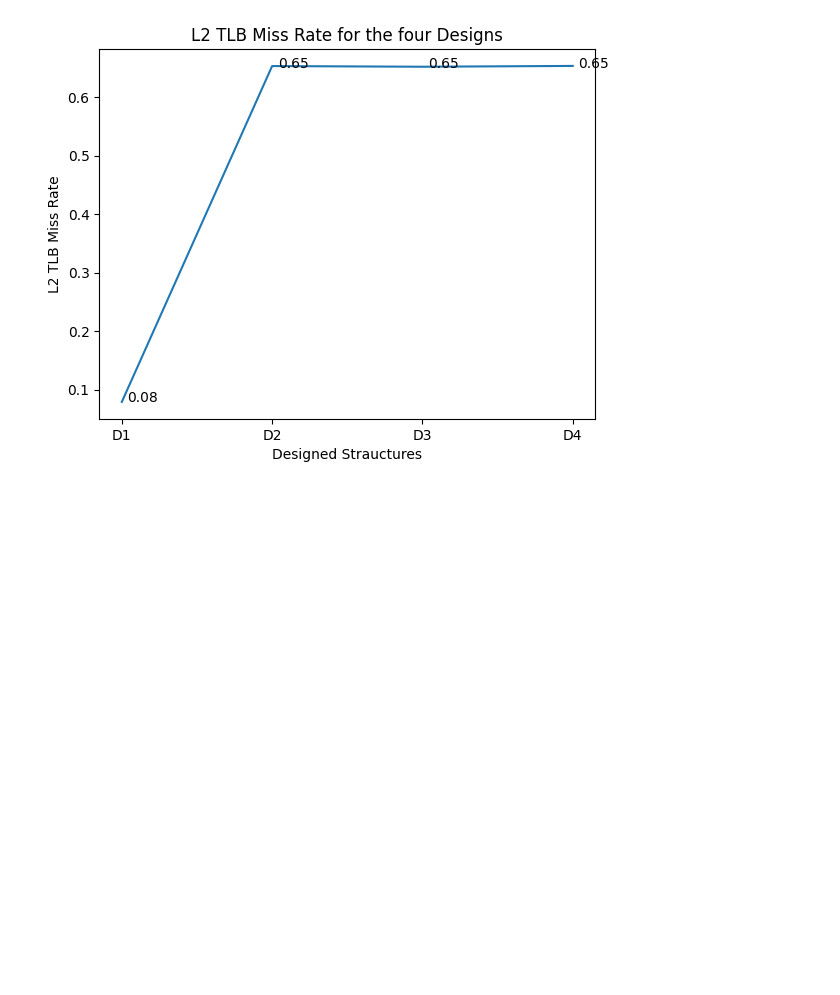
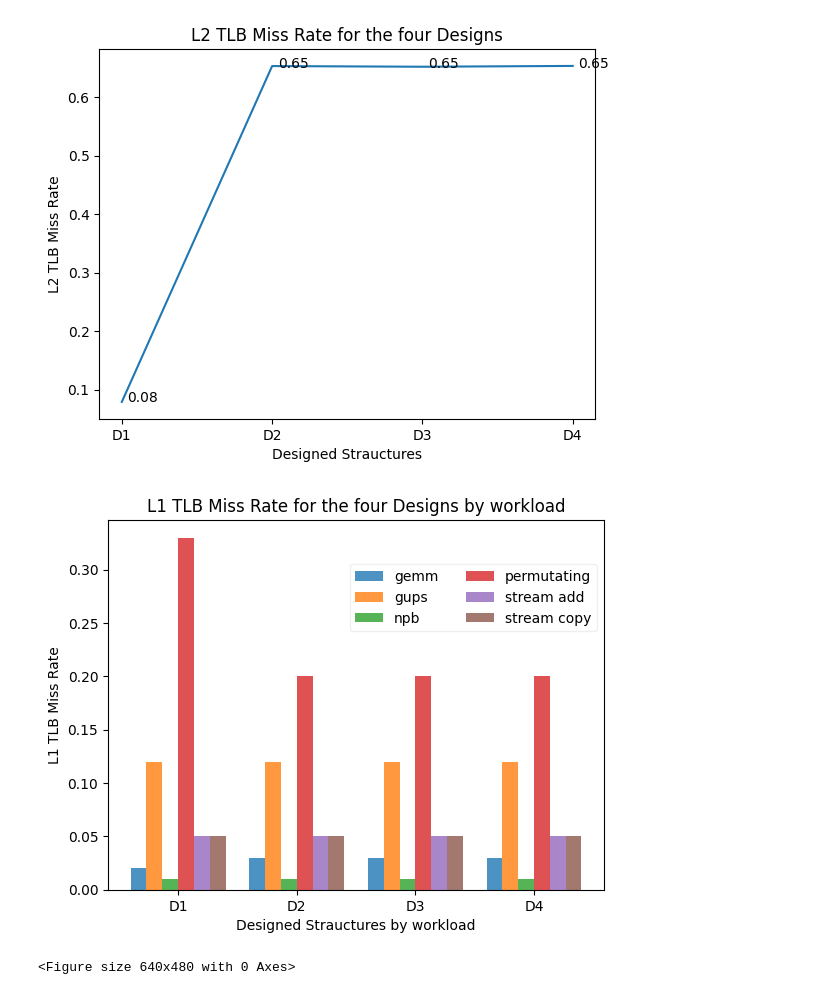
Before and after one commit to hnpl/201C_TLB_Optimizations, a Jupyter notebook: cache_model/plots.ipynb, the cells around one changed output. Drawn from its saved outputs; the diff is of its cells as text; code cells hidden in the pictures; blank space fills up the shorter version.

Commit message:
Add by workload, by lanes, by page size ploting

```diff
--- a/cache_model/plots.ipynb
+++ b/cache_model/plots.ipynb
@@ -2,7 +2,7 @@
 import os
 os.chdir('/storage/drive_2/xinhao/201C_TLB_Optimizations')
 import cache_model.plots
-l1_tlb_missrate_global, l2_tlb_missrate_global = cache_model.plots.get_tlb_missrates()
+l1_tlb_missrate_global, l2_tlb_missrate_global, l1_tlb_missrate_by_workload, l2_tlb_missrate_by_workload, l1_tlb_missrate_by_num_lanes, l2_tlb_missrate_by_num_lanes, l1_tlb_missrate_by_page_size, l2_tlb_missrate_by_page_size = cache_model.plots.data_post_processing()
 # %% [output]
 ***Started Data Loading***
 extracting file: design_1_2097152_npb_cffts1_128_128_128_8
@@ -30 +24,13 @@ l2_tlb_missrate_annotation = ['{:.2f}'.format(i) for i in l2_tlb_missrate_global
+# %%
+import matplotlib.pyplot as plt
+import numpy as np
+
+l1_tlb_missrate_annotation = ['{:.2f}'.format(i) for i in l1_tlb_missrate_global]
+l2_tlb_missrate_annotation = ['{:.2f}'.format(i) for i in l2_tlb_missrate_global]
+l1_tlb_missrate_by_workload_annotation = [['{:.2f}'.format(j) for j in sublist] for sublist in l1_tlb_missrate_by_workload]
+l2_tlb_missrate_by_workload_annotation = [['{:.2f}'.format(j) for j in sublist] for sublist in l2_tlb_missrate_by_workload]
+l1_tlb_missrate_by_num_lanes_annotation = [['{:.2f}'.format(j) for j in sublist] for sublist in l1_tlb_missrate_by_num_lanes]
+l2_tlb_missrate_by_num_lanes_annotation = [['{:.2f}'.format(j) for j in sublist] for sublist in l2_tlb_missrate_by_num_lanes]
+l1_tlb_missrate_by_page_size_annotation = [['{:.2f}'.format(j) for j in sublist] for sublist in l1_tlb_missrate_by_page_size]
+l2_tlb_missrate_by_page_size_annotation = [['{:.2f}'.format(j) for j in sublist] for sublist in l2_tlb_missrate_by_page_size]
 # %%
@@ -59,3 +67,30 @@ plt.title('L2 TLB Miss Rate for the four Designs')
 plt.savefig('figures/L2 TLB Miss Rate.png')
 # %% [output]
 [figure]
+# %%
+l1_tlb_missrate_by_workload_annotation_T = list(zip(*l1_tlb_missrate_by_workload_annotation))
+l1_tlb_missrate_by_workload_annotation_T = np.array(l1_tlb_missrate_by_workload_annotation_T, dtype=float)
+x = np.linspace(1, 4, num=4, endpoint=False)
+bar_width = 0.1
+multiplier = 0
+x_name = ['D1', 'D2', 'D3', 'D4']
+workload_name = ['gemm', 'gups', 'npb', 'permutating', 'stream add', 'stream copy']
+
+
+fig3, ax = plt.subplots()
+for i in range(len(workload_name)):
+    bars = ax.bar(x + (i * bar_width), l1_tlb_missrate_by_workload_annotation_T[i], bar_width, alpha=0.8, label=workload_name[i])
+
+ax.set_xlabel('Designed Strauctures by workload')
+ax.set_ylabel('L1 TLB Miss Rate')
+ax.set_title('L1 TLB Miss Rate for the four Designs by workload')
+ax.set_xticks(x + (bar_width * (len(workload_name) - 1)) / 2)
+ax.set_xticklabels(x_name)
+ax.legend(loc='upper right', ncol=2, bbox_to_anchor=(0, -0.1, 1, 1), framealpha=0.3)
+
+# plt.tight_layout()
+plt.show()
+plt.savefig('figures/L1 TLB Miss Rate by workload.png')
+# %% [output]
+[figure, added]
+<Figure size 640x480 with 0 Axes>
```
Also changed, not shown: parts of 9 cells of this notebook, 7 other files.
